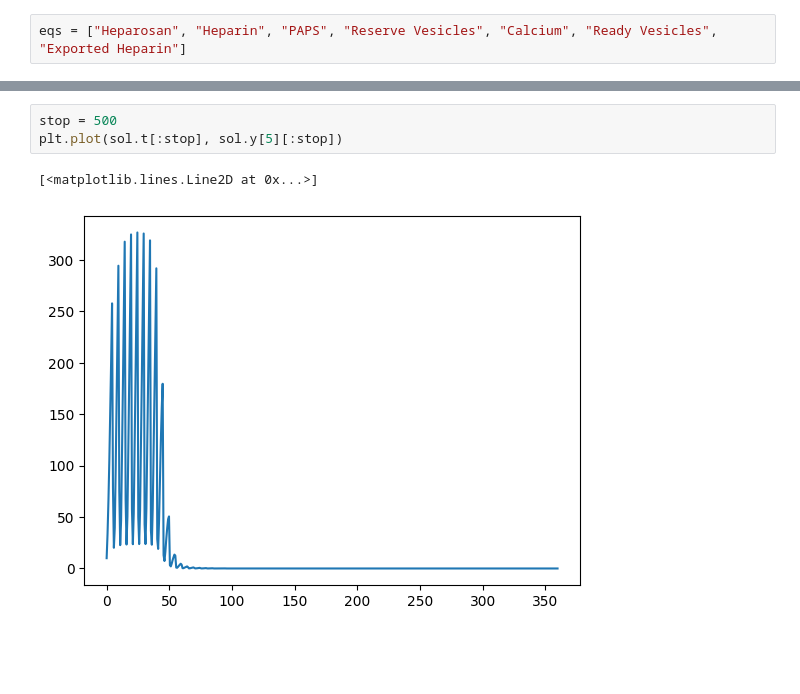
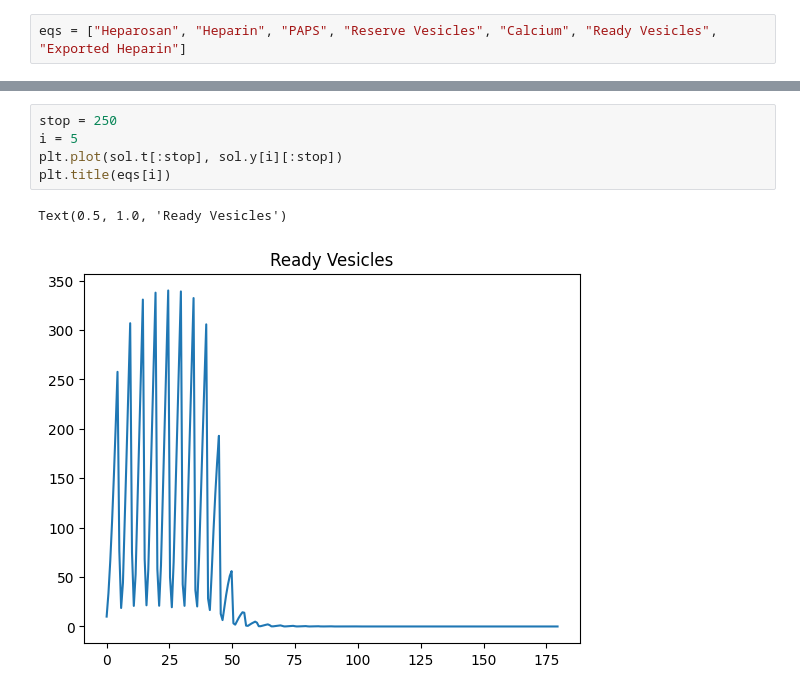
Before and after one commit to NMelbard/PBL1, a Jupyter notebook: PBL2/pbl2_heparin_exocytosis.ipynb, the cells around one changed output, grey strips where cells are left out. Drawn from its saved outputs; the diff is of its cells as text; blank space fills up the shorter version.

```diff
--- a/PBL2/pbl2_heparin_exocytosis.ipynb
+++ b/PBL2/pbl2_heparin_exocytosis.ipynb
@@ -149,7 +151,9 @@ plt.show()
 <Figure size 2400x1200 with 0 Axes>
 # %%
-stop = 500
-plt.plot(sol.t[:stop], sol.y[5][:stop])
+stop = 250
+i = 5
+plt.plot(sol.t[:stop], sol.y[i][:stop])
+plt.title(eqs[i])
 # %% [output]
-[<matplotlib.lines.Line2D at 0x...>]
+Text(0.5, 1.0, 'Ready Vesicles')
-[figure, old version]
+[figure, new version]
```
Also changed, not shown: parts of 5 cells of this notebook.
